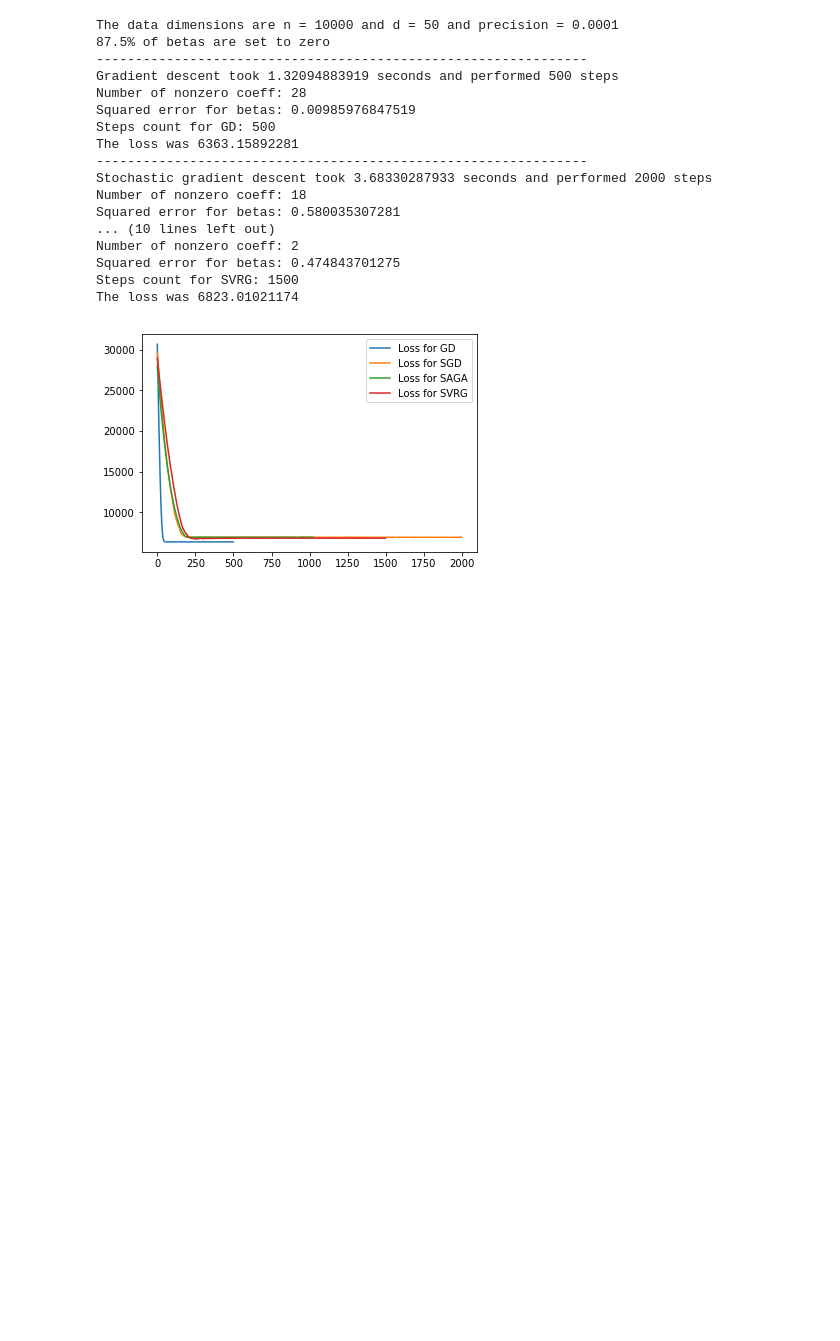
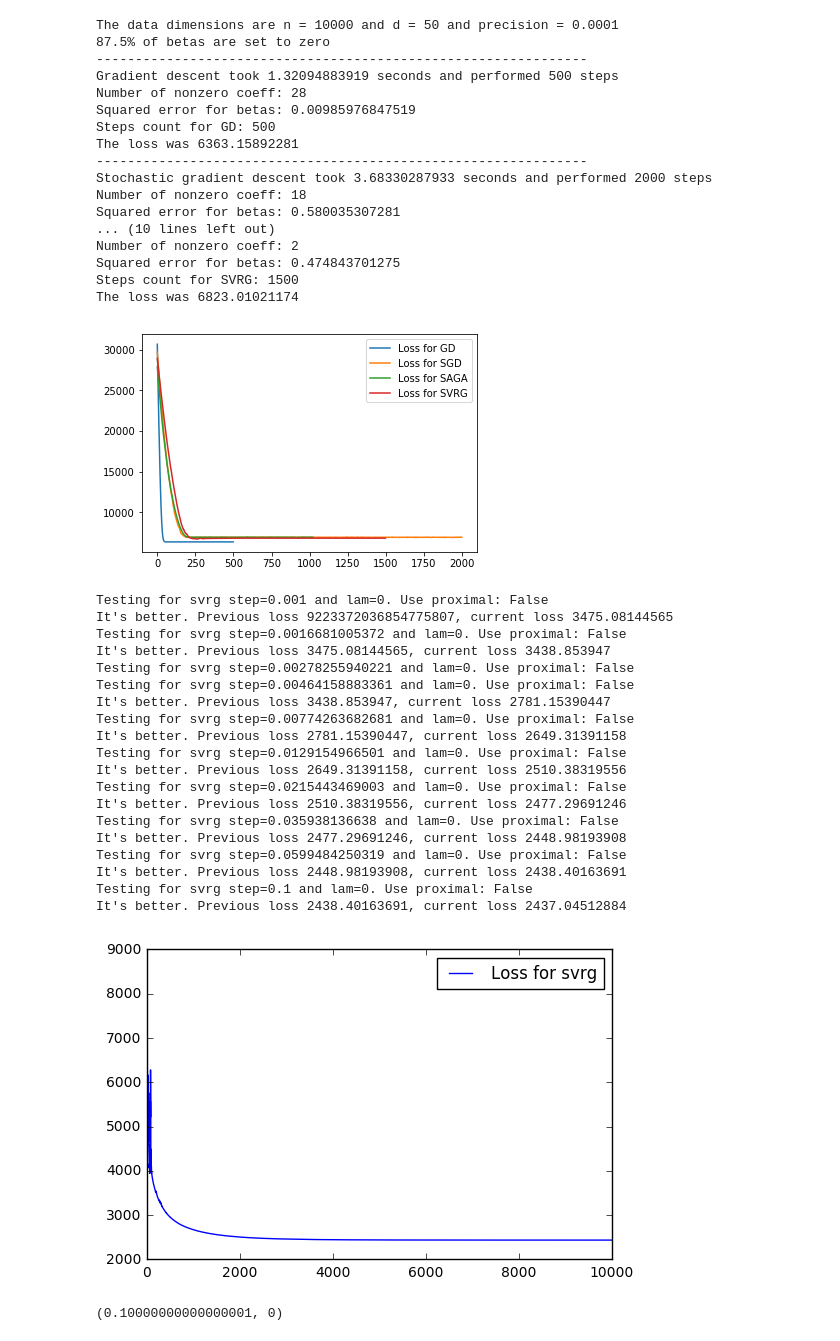
Before and after one commit to sjwilczynski/AlgStPr, a Jupyter notebook: lab3/ProjectNotebook.ipynb, the cells around one changed output. Saved outputs shown, nothing was run; the diff lists cells and outputs as text; code cells hidden in the pictures; blank space fills up the shorter version.

Commit message:
finding params

```diff
--- a/lab3/ProjectNotebook.ipynb
+++ b/lab3/ProjectNotebook.ipynb
@@ -253,0 +251,65 @@ The loss was 6823.01021174
+# %%
+#dobrac step_size i lambdy dla jednego rozmiaru danych ale wszystkich typow inicjalizacji,
+#potem czas bedziemy mierzyc juz bez patrzenia na wyniki i bez wzgledu na lambdy,step_size
+STEPS = 10**4
+def find_best_parameters(n,d, data_generation, f_type, steps, lambdas, is_prox=False, plot_losses=False):
+    start_ind=2
+    beta = np.random.uniform(-1, 2, d).reshape(-1, 1)  # very important reshape
+    if is_prox:
+        ind = np.random.permutation(np.arange(d))[:-d//8]
+        beta[ind] = 0
+    x = generate_data(n, d, 0.9, data_generation)
+    y = generate_response(x, beta)
+    best_score = sys.maxsize
+    best_step = 0
+    best_lam = 0
+    best_losses = []
+    if not lambdas:
+        lambdas = [0]
+    for lam in lambdas:
+        for step in steps:
+            print('Testing for {} step={} and lam={}. Use proximal: {}'.format(f_type, step, lam, is_prox))
+            if f_type == 'gd':
+                a, losses, steps_count = gradient_descent(x, y, step=step, lam=lam, prox=is_prox)
+            elif f_type == 'sgd':
+                a, losses, steps_count = gradient_descent(x, y, stochastic=True, step=step, lam=lam, prox=is_prox)
+            elif f_type == 'saga':
+                a, losses, steps_count = saga(x, y, step=step, lam=lam, prox=is_prox)
+            elif f_type == 'svrg':
+                a, losses, steps_count = svrg(x, y, step=step, lam=lam, prox=is_prox)
+            if losses[-1] < best_score:
+                print("It's better. Previous loss {}, current loss {}".format(best_score, losses[-1]))
+                best_step = step
+                best_lam = lam
+                best_score = losses[-1]
+                best_losses = np.array(losses)
+    if plot_losses:
+        plt.figure(1)
+        plt.plot(np.arange(len(best_losses[start_ind:])), best_losses[start_ind:], label='Loss for {}'.format(f_type))
+        plt.legend()
+        plt.show()
+    return best_step, best_lam
+# %%
+find_best_parameters(10**4, 20, 'auto_corr', 'svrg', 10**np.linspace(-3,-1,10), [], False, plot_losses=True)
+# %% [output]
+Testing for svrg step=0.001 and lam=0. Use proximal: False
+It's better. Previous loss 9223372036854775807, current loss 3475.08144565
+Testing for svrg step=0.0016681005372 and lam=0. Use proximal: False
+It's better. Previous loss 3475.08144565, current loss 3438.853947
+Testing for svrg step=0.00278255940221 and lam=0. Use proximal: False
+Testing for svrg step=0.00464158883361 and lam=0. Use proximal: False
+It's better. Previous loss 3438.853947, current loss 2781.15390447
+Testing for svrg step=0.00774263682681 and lam=0. Use proximal: False
+It's better. Previous loss 2781.15390447, current loss 2649.31391158
+Testing for svrg step=0.0129154966501 and lam=0. Use proximal: False
+It's better. Previous loss 2649.31391158, current loss 2510.38319556
+Testing for svrg step=0.0215443469003 and lam=0. Use proximal: False
+It's better. Previous loss 2510.38319556, current loss 2477.29691246
+Testing for svrg step=0.035938136638 and lam=0. Use proximal: False
+It's better. Previous loss 2477.29691246, current loss 2448.98193908
+Testing for svrg step=0.0599484250319 and lam=0. Use proximal: False
+It's better. Previous loss 2448.98193908, current loss 2438.40163691
+Testing for svrg step=0.1 and lam=0. Use proximal: False
+It's better. Previous loss 2438.40163691, current loss 2437.04512884
+[figure, added]
+(0.10000000000000001, 0)
```
Also changed, not shown: parts of 1 cell of this notebook.
